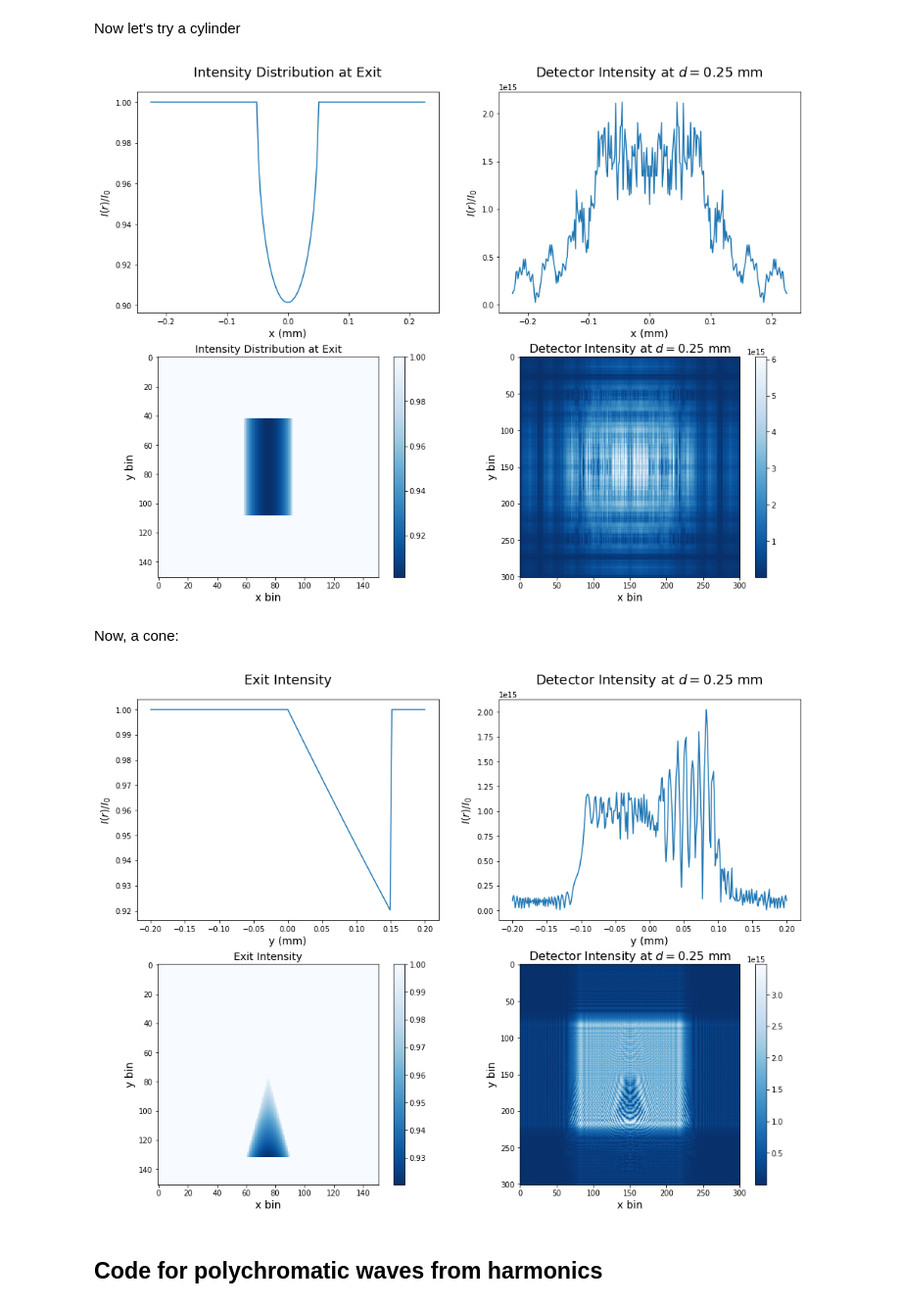
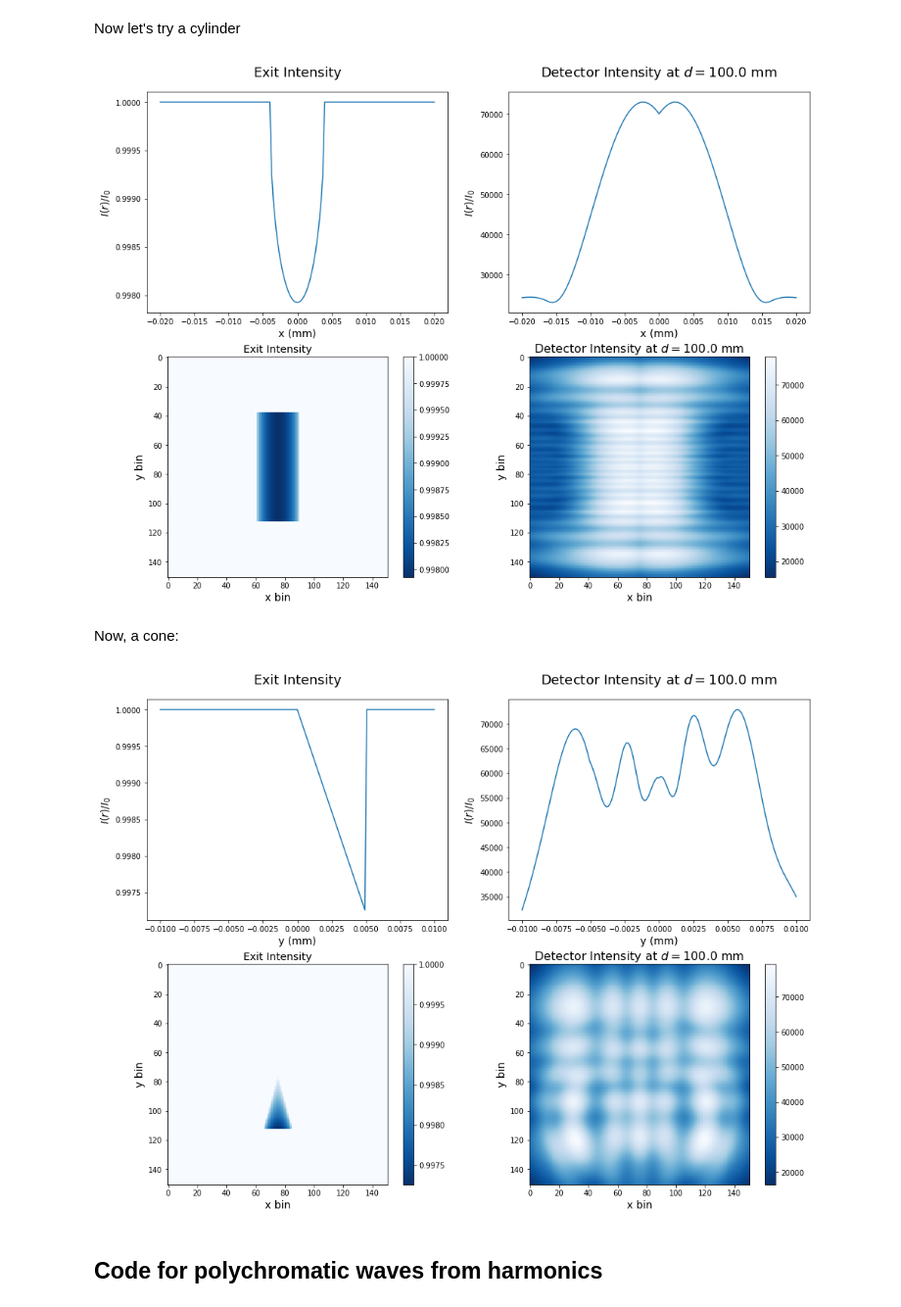
Before and after one commit to MSenani/X-Ray-Image-Reconstruction, a Jupyter notebook: Sphere_Reconstruction.ipynb, the cells around one changed output. Shown at 98% size. Saved outputs shown, nothing was run; the diff lists cells and outputs as text; code cells hidden in the pictures.

```diff
--- a/Sphere_Reconstruction.ipynb
+++ b/Sphere_Reconstruction.ipynb
@@ -275,12 +258,12 @@ def CylindricalThickness(x,y,args):
 eV2J   = 1.60217662e-19       # [J/eV]
 
 ## Physical parameters
-radius = 50e-6                # [m]: cylinder radius
-height = 100e-6               # [m]: cylinder height
+radius = 1e-6                # [m]: cylinder radius
+height = 10e-6               # [m]: cylinder height
 args   = {'r': radius, 'h': height}
-d      = 250e-6               # [m]: camera z-distance from edge of cylinder
-Lx     = 450e-6               # [m]: image field x-length
-Ly     = 450e-6               # [m]: image field y-length
+d      = 100e-3               # [m]: camera z-distance from edge of cylinder
+Lx     = 40e-6               # [m]: image field x-length
+Ly     = 10e-6               # [m]: image field y-length
 E0     = 5928.44775           # [keV]: incident beam energy
 delta = 1.51026588e-05
 beta  = 3.45463604e-08
@@ -295,7 +278,7 @@ dy       = Ly/nbins_y      # Spacing between y grid-points
 attenuated_wave = attenuation_pw(t_func = CylindricalThickness, shape_args = args, z0 = -args['r'],
                                  E = E0*eV2J, delta = delta, beta = beta,
                                  Lx = Lx, Ly = Ly, nbins_x = nbins_x, nbins_y = nbins_y)
-propagated_wave = propagate(attenuated_wave, E0*eV2J, d, mode = 'full')
+propagated_wave = propagate(attenuated_wave, E0*eV2J, d, mode = 'same')
 
 
 ## Plotting
@@ -333,14 +316,10 @@ ax4.set_title('Detector Intensity at $d=$'+str(d*1e3)+' mm', fontsize = 16)
 ax4.set_xlabel('x bin', fontsize = 14)
 ax4.set_ylabel('y bin', fontsize = 14)
 
-plt.savefig('Cylinder1.png')
-plt.savefig('Cylinder2.png')
-plt.savefig('Cylinder3.png')
-plt.savefig('Cylinder4.png')
 
 plt.show()
 # %% [output]
-[figure, old version]
+[figure, new version]
 # %% [markdown]
 Now, a cone:
 # %%
@@ -362,12 +341,12 @@ def ConeThickness(x,y,args):
 eV2J   = 1.60217662e-19       # [J/eV]
 
 ## Physical parameters
-height = 150e-6               # [m]: cylinder height
+height = 5e-6               # [m]: cylinder height
 theta  = 15 * np.pi/180      # [rad]: cone half-angle
 args   = {'h': height, 'theta': theta}
-d      = 250e-6               # [m]: camera z-distance from edge of cylinder
-Lx     = 400e-6               # [m]: image field x-length
-Ly     = 400e-6               # [m]: image field y-length
+d      = 100e-3               # [m]: camera z-distance from edge of cylinder
+Lx     = 20e-6               # [m]: image field x-length
+Ly     = 20e-6               # [m]: image field y-length
 E0     = 5928.44775           # [keV]: incident beam energy
 delta = 1.51026588e-05
 beta  = 3.45463604e-08
@@ -382,7 +361,7 @@ dy       = Ly/nbins_y      # Spacing between y grid-points
 attenuated_wave = attenuation_pw(t_func = ConeThickness, shape_args = args, z0 = -args['h']*np.tan(args['theta']),
                                  E = E0*eV2J, delta = delta, beta = beta,
                                  Lx = Lx, Ly = Ly, nbins_x = nbins_x, nbins_y = nbins_y)
-propagated_wave = propagate(attenuated_wave, E0*eV2J, d, mode = 'full')
+propagated_wave = propagate(attenuated_wave, E0*eV2J, d, mode = 'same')
 
 ## Plotting
 fig = plt.figure(figsize = (16,12))
@@ -399,34 +378,34 @@ ax1.set_ylabel('$I(r)/I_0$', fontsize = 14)
 ax1.set_title('Exit Intensity', fontsize = 18, y = 1.05)
 
 x2 = np.linspace(-nbins_x/2, nbins_x/2, prop_dim[0]) * dx * 1e3
 ax2.plot(x2, np.abs(propagated_wave[:,int(nbins_x/2)]))
 ax2.set_xlabel('y (mm)', fontsize = 14)
 ax2.set_ylabel('$I(r)/I_0$', fontsize = 14)
 ax2.set_title('Detector Intensity at $d=$'+str(d*1e3)+' mm', fontsize = 18, y = 1.05)
 
 ax3 = fig.add_subplot(223)
 ax4 = fig.add_subplot(224)
 
 im1 = ax3.imshow(abs(attenuated_wave), cmap = 'Blues_r')
 fig.colorbar(im1, ax = ax3)
 ax3.set_title('Exit Intensity', fontsize = 14)
 ax3.set_xlabel('x bin', fontsize = 14)
 ax3.set_ylabel('y bin', fontsize = 14)
 
 im2 = ax4.imshow(abs(propagated_wave), cmap = 'Blues_r')
 fig.colorbar(im2, ax = ax4)
 ax4.set_title('Detector Intensity at $d=$'+str(d*1e3)+' mm', fontsize = 16)
 ax4.set_xlabel('x bin', fontsize = 14)
 ax4.set_ylabel('y bin', fontsize = 14)
 
 plt.savefig('Cone1.png')
 plt.savefig('Cone2.png')
 plt.savefig('Cone3.png')
 plt.savefig('Cone4.png')
 
 plt.show()
 # %% [output]
-[figure, old version]
+[figure, new version]
 # %% [markdown]
 ## Code for polychromatic waves from harmonics
 # %%
```
Also changed, not shown: parts of 6 cells of this notebook.
